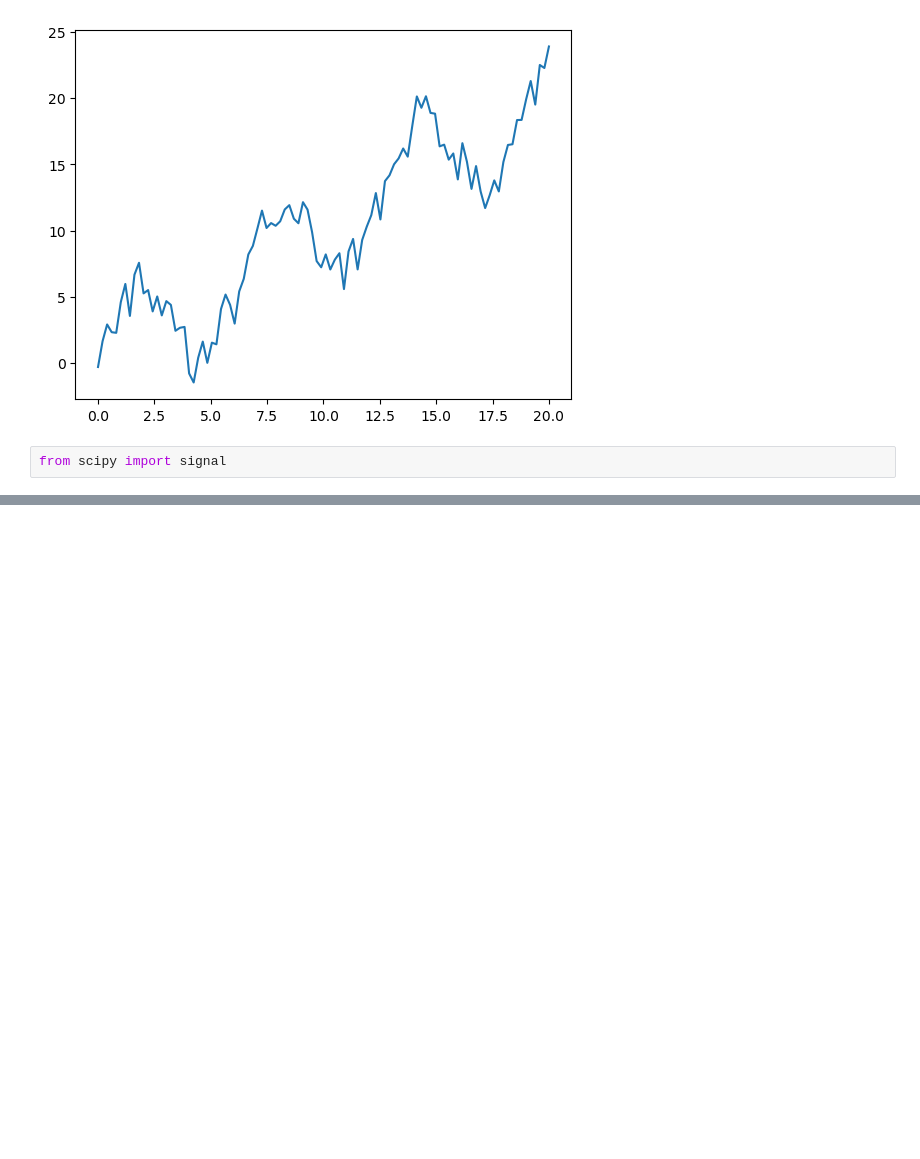
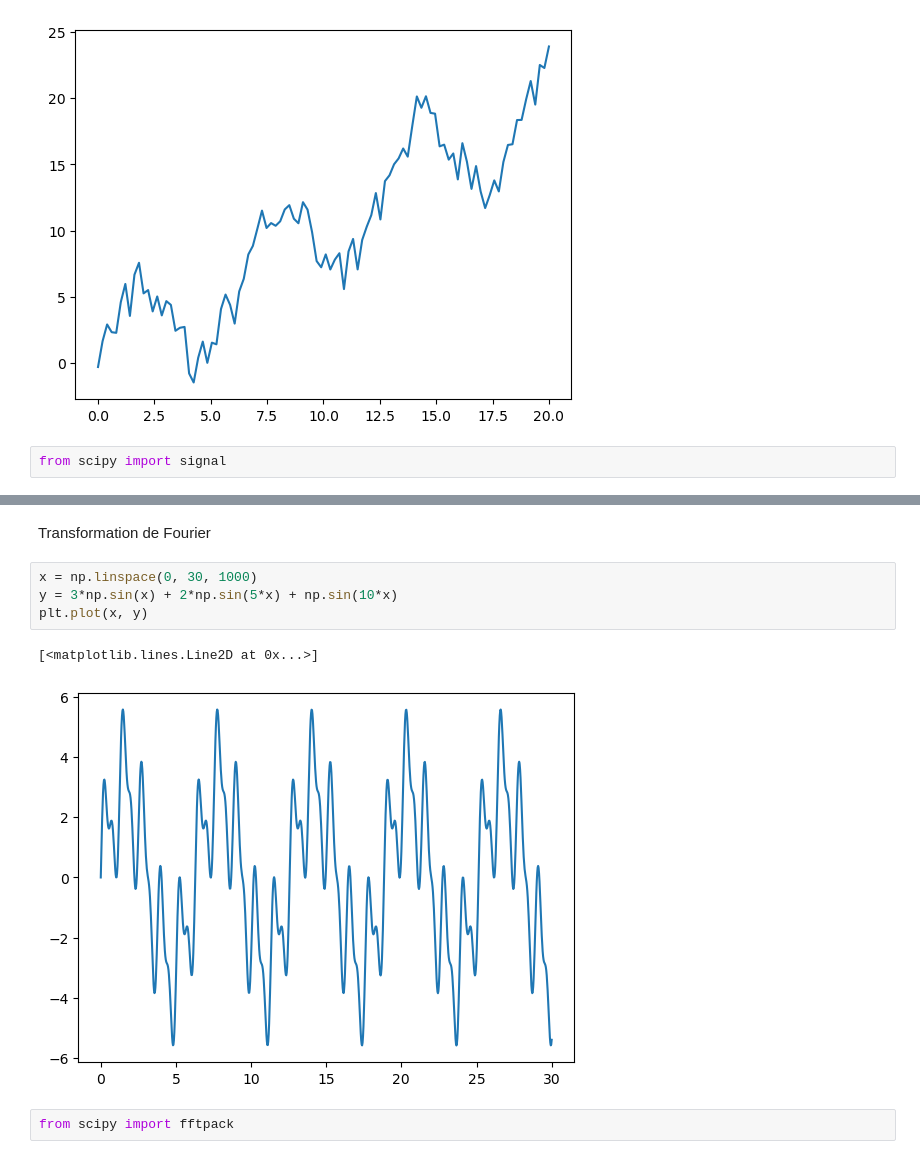
Before and after one commit to jerem0010/Machine-Learning, a Jupyter notebook: Jupyter/Untitled1.ipynb, the cells around one changed output, grey strips where cells are left out. Saved outputs shown, nothing was run; the diff lists cells and outputs as text; blank space fills up the shorter version.

```diff
--- a/Jupyter/Untitled1.ipynb
+++ b/Jupyter/Untitled1.ipynb
@@ -90,0 +96,11 @@ plt.plot(x, new_y)
+# %% [markdown]
+Transformation de Fourier
+# %%
+x = np.linspace(0, 30, 1000)
+y = 3*np.sin(x) + 2*np.sin(5*x) + np.sin(10*x)
+plt.plot(x, y)
+# %% [output]
+[<matplotlib.lines.Line2D at 0x...>]
+[figure, added]
+# %%
+from scipy import fftpack
```
Also changed, not shown: parts of 10 cells of this notebook, 1 other file.
